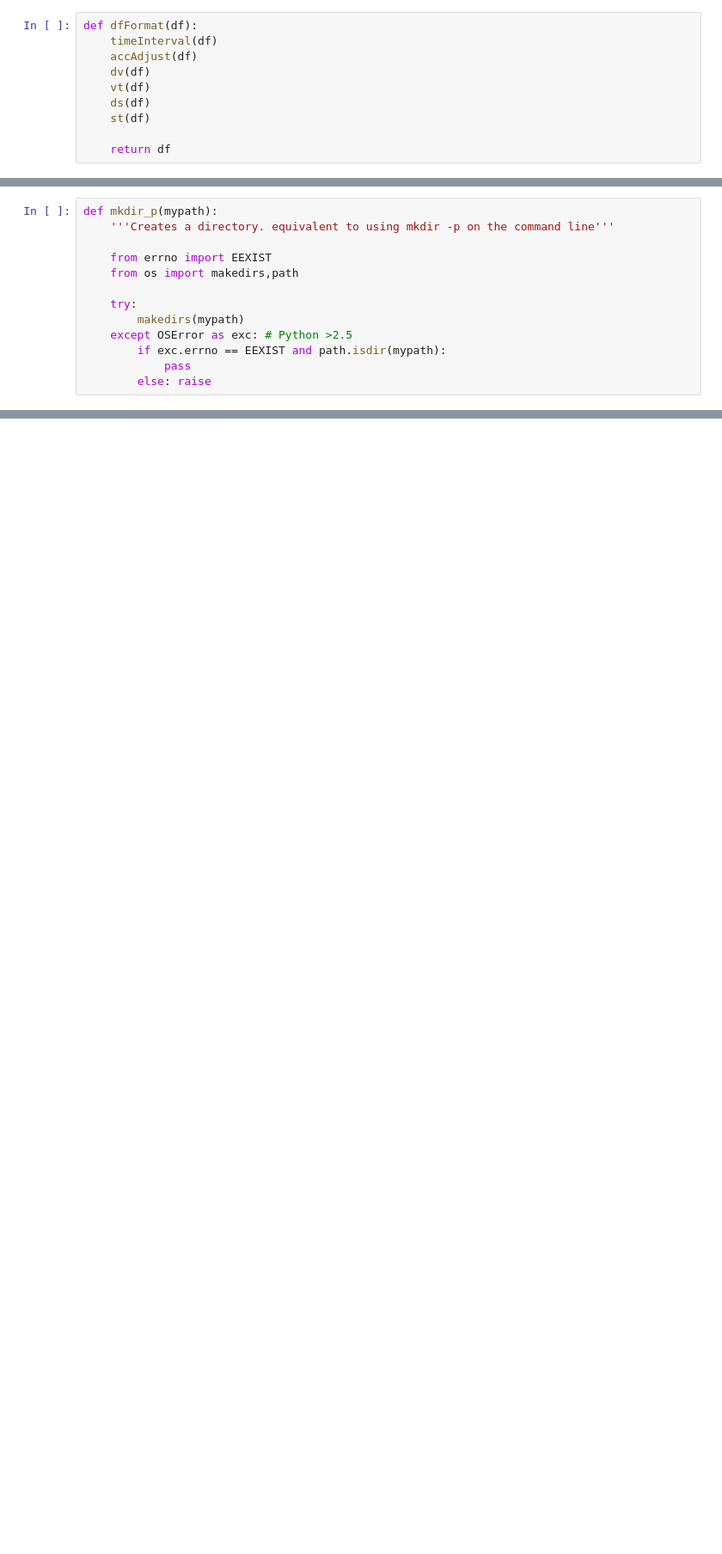
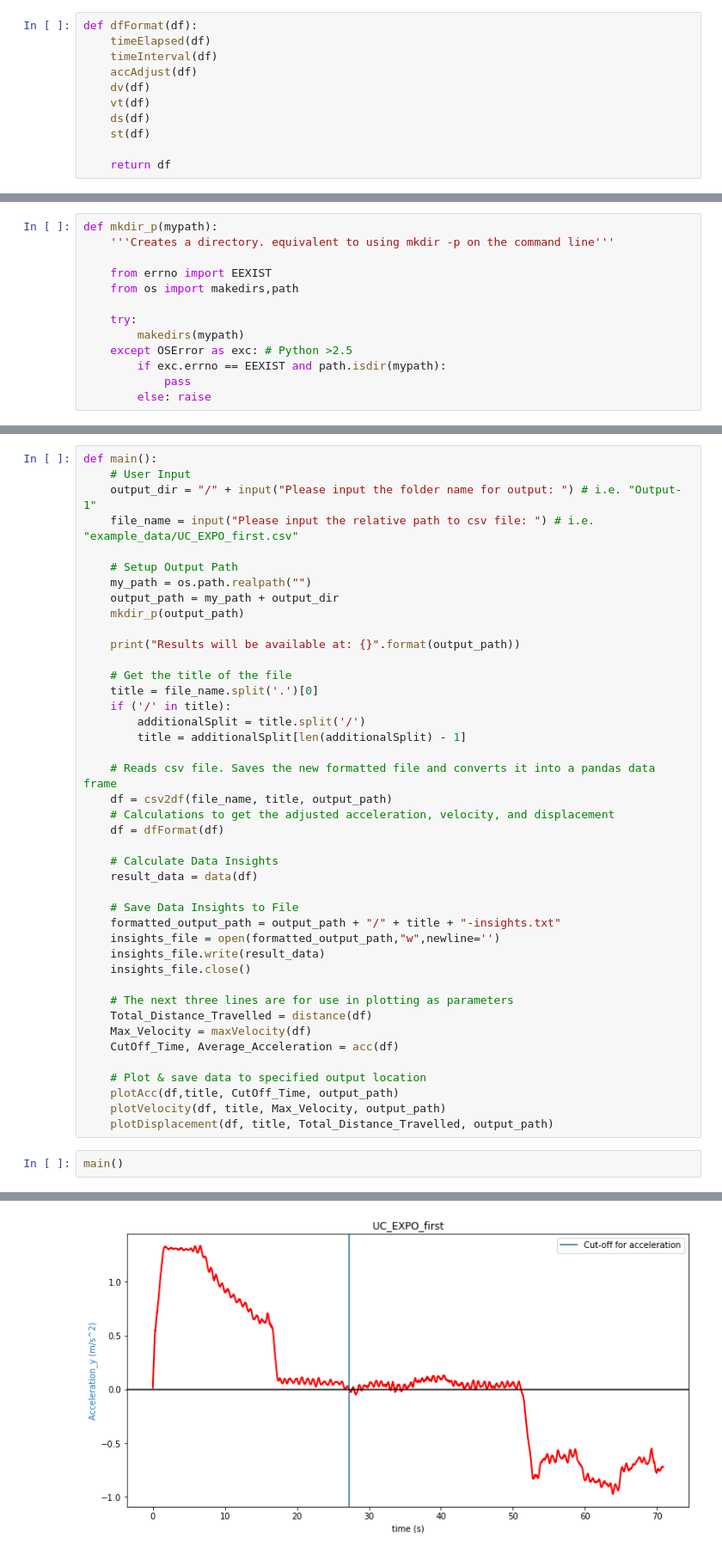
Before and after one commit to seancze/analyse_acc_data_10.015, a Jupyter notebook: Acc_Generator V2.ipynb, the cells around one changed output, grey strips where cells are left out. Shown at 86% size. Drawn from its saved outputs; the diff is of its cells as text; blank space fills up the shorter version.

```diff
--- a/Acc_Generator V2.ipynb
+++ b/Acc_Generator V2.ipynb
@@ -140,5 +177,6 @@ def st(df):
 # %%
 def dfFormat(df):
+    timeElapsed(df)
     timeInterval(df)
     accAdjust(df)
     dv(df)
@@ -404,0 +341,45 @@ UC_EXPO_first
+# %%
+def main():
+    # User Input
+    output_dir = "/" + input("Please input the folder name for output: ") # i.e. "Output-1"
+    file_name = input("Please input the relative path to csv file: ") # i.e. "example_data/UC_EXPO_first.csv"
+
+    # Setup Output Path
+    my_path = os.path.realpath("")
+    output_path = my_path + output_dir
+    mkdir_p(output_path)
+
+    print("Results will be available at: {}".format(output_path))
+
+    # Get the title of the file
+    title = file_name.split('.')[0]
+    if ('/' in title):
+        additionalSplit = title.split('/')
+        title = additionalSplit[len(additionalSplit) - 1]
+
+    # Reads csv file. Saves the new formatted file and converts it into a pandas data frame
+    df = csv2df(file_name, title, output_path)
+    # Calculations to get the adjusted acceleration, velocity, and displacement
+    df = dfFormat(df)
+
+    # Calculate Data Insights
+    result_data = data(df)
+
+    # Save Data Insights to File
+    formatted_output_path = output_path + "/" + title + "-insights.txt"
+    insights_file = open(formatted_output_path,"w",newline='')
+    insights_file.write(result_data)
+    insights_file.close()
+
+    # The next three lines are for use in plotting as parameters
+    Total_Distance_Travelled = distance(df)
+    Max_Velocity = maxVelocity(df)
+    CutOff_Time, Average_Acceleration = acc(df)
+
+    # Plot & save data to specified output location
+    plotAcc(df,title, CutOff_Time, output_path)
+    plotVelocity(df, title, Max_Velocity, output_path)
+    plotDisplacement(df, title, Total_Distance_Travelled, output_path)
+# %%
+main()
+# %% [output]
@@ -404,0 +389 @@ UC_EXPO_first
+[figure, added]
```
Also changed, not shown: parts of 51 cells of this notebook, 5 other files.
